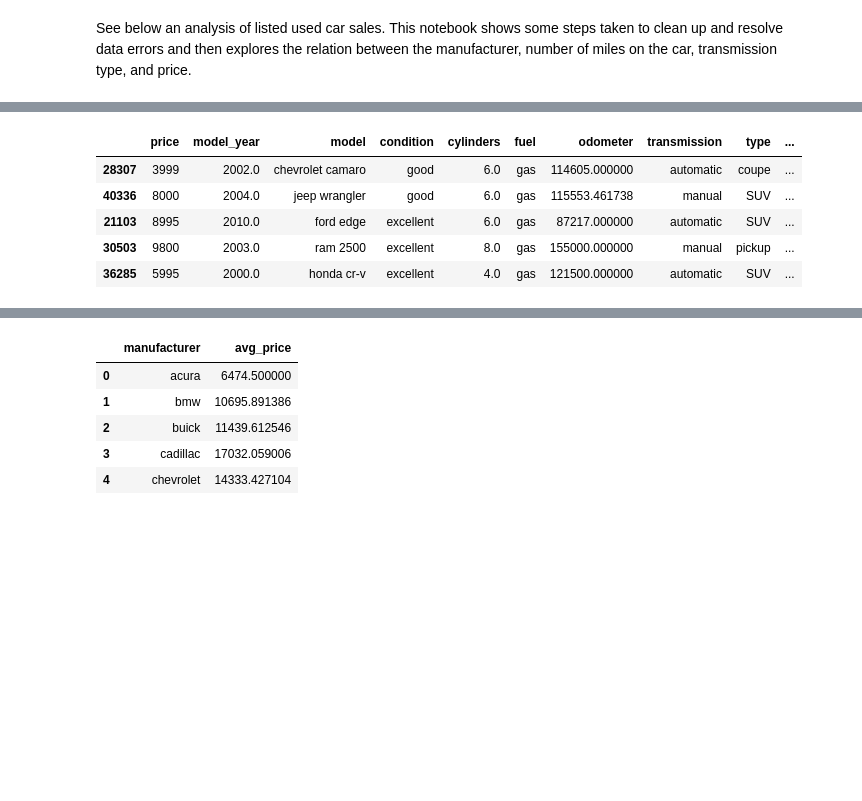
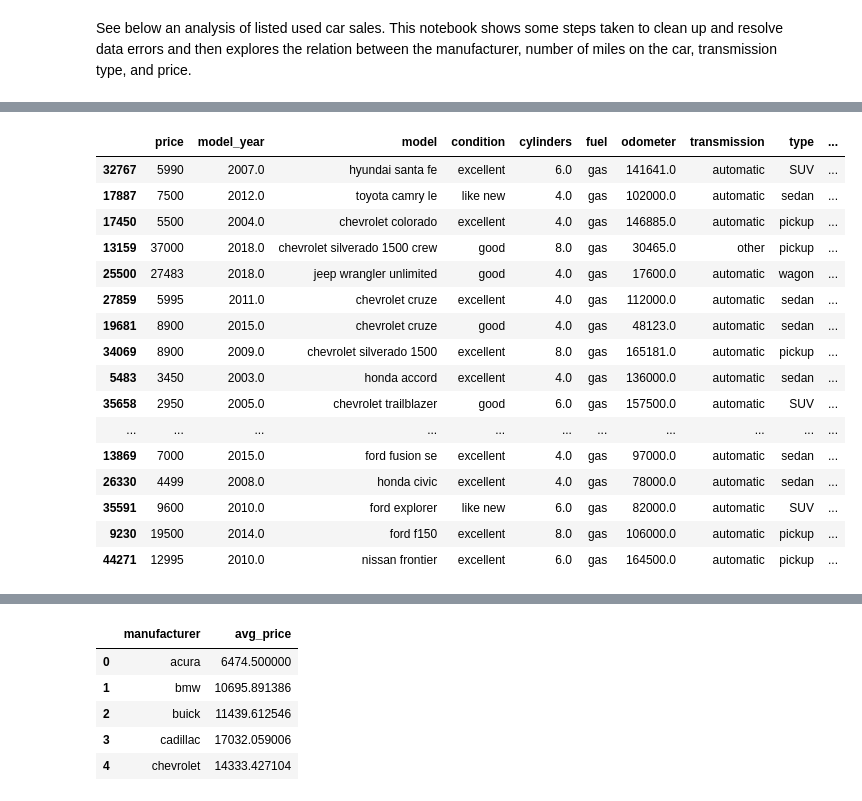
Before and after one commit to imnatec/proj_one, a Jupyter notebook: notebooks/EDA.ipynb, the cells around one changed output, grey strips where cells are left out. Saved outputs shown, nothing was run; the diff lists cells and outputs as text; code cells hidden in the pictures; blank space fills up the shorter version.

```diff
--- a/notebooks/EDA.ipynb
+++ b/notebooks/EDA.ipynb
@@ -39,12 +39,5 @@ df.sample(20)
 # %%
 #Fill the missing odometer values with the average odometer values in the rest of the column
-df['odometer'] = df['odometer'].fillna(df['odometer'].mean())
-df.sample(5)
+#df['odometer'] = df['odometer'].fillna(df['odometer'].mean())
+df['odometer'].fillna(df.groupby('model_year')['odometer'].transform('mean'), inplace=True)
-# %% [output]
-|  | price | model_year | model | condition | cylinders | fuel | odometer | transmission | type | ... |
-| 28307 | 3999 | 2002.0 | chevrolet camaro | good | 6.0 | gas | 114605.000000 | automatic | coupe | ... |
-| 40336 | 8000 | 2004.0 | jeep wrangler | good | 6.0 | gas | 115553.461738 | manual | SUV | ... |
-| 21103 | 8995 | 2010.0 | ford edge | excellent | 6.0 | gas | 87217.000000 | automatic | SUV | ... |
-| 30503 | 9800 | 2003.0 | ram 2500 | excellent | 8.0 | gas | 155000.000000 | manual | pickup | ... |
-| 36285 | 5995 | 2000.0 | honda cr-v | excellent | 4.0 | gas | 121500.000000 | automatic | SUV | ... |
 # %%
@@ -62,3 +59,25 @@ df['cylinders'] = df['cylinders'].fillna(df['cylinders'].median())
+# %%
+#validate the updates are as expected
+
+df.sample(20, random_state=40)
+# %% [output]
+|  | price | model_year | model | condition | cylinders | fuel | odometer | transmission | type | ... |
+| 32767 | 5990 | 2007.0 | hyundai santa fe | excellent | 6.0 | gas | 141641.0 | automatic | SUV | ... |
+| 17887 | 7500 | 2012.0 | toyota camry le | like new | 4.0 | gas | 102000.0 | automatic | sedan | ... |
+| 17450 | 5500 | 2004.0 | chevrolet colorado | excellent | 4.0 | gas | 146885.0 | automatic | pickup | ... |
+| 13159 | 37000 | 2018.0 | chevrolet silverado 1500 crew | good | 8.0 | gas | 30465.0 | other | pickup | ... |
+| 25500 | 27483 | 2018.0 | jeep wrangler unlimited | good | 4.0 | gas | 17600.0 | automatic | wagon | ... |
+| 27859 | 5995 | 2011.0 | chevrolet cruze | excellent | 4.0 | gas | 112000.0 | automatic | sedan | ... |
+| 19681 | 8900 | 2015.0 | chevrolet cruze | good | 4.0 | gas | 48123.0 | automatic | sedan | ... |
+| 34069 | 8900 | 2009.0 | chevrolet silverado 1500 | excellent | 8.0 | gas | 165181.0 | automatic | pickup | ... |
+| 5483 | 3450 | 2003.0 | honda accord | excellent | 4.0 | gas | 136000.0 | automatic | sedan | ... |
+| 35658 | 2950 | 2005.0 | chevrolet trailblazer | good | 6.0 | gas | 157500.0 | automatic | SUV | ... |
+| ... | ... | ... | ... | ... | ... | ... | ... | ... | ... | ... |
+| 13869 | 7000 | 2015.0 | ford fusion se | excellent | 4.0 | gas | 97000.0 | automatic | sedan | ... |
+| 26330 | 4499 | 2008.0 | honda civic | excellent | 4.0 | gas | 78000.0 | automatic | sedan | ... |
+| 35591 | 9600 | 2010.0 | ford explorer | like new | 6.0 | gas | 82000.0 | automatic | SUV | ... |
+| 9230 | 19500 | 2014.0 | ford f150 | excellent | 8.0 | gas | 106000.0 | automatic | pickup | ... |
+| 44271 | 12995 | 2010.0 | nissan frontier | excellent | 6.0 | gas | 164500.0 | automatic | pickup | ... |
 # %%
 #we see that some of these columns are listed as 'objects' but we could benefit by listing them as categories and datetimes.
 df.info()
```
Also changed, not shown: parts of 22 cells of this notebook.
